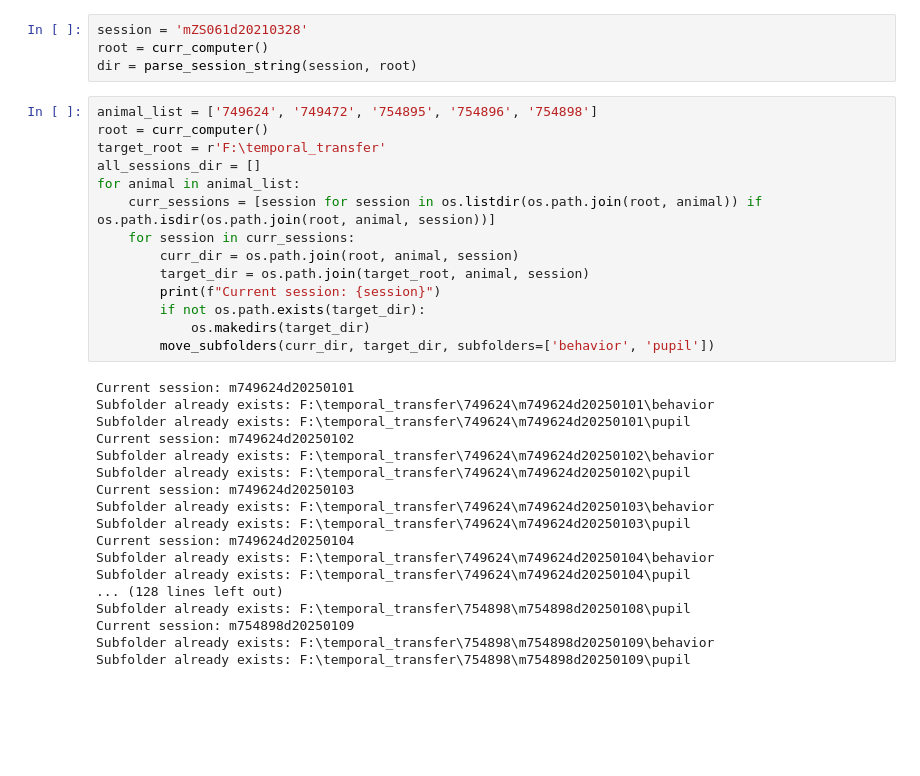
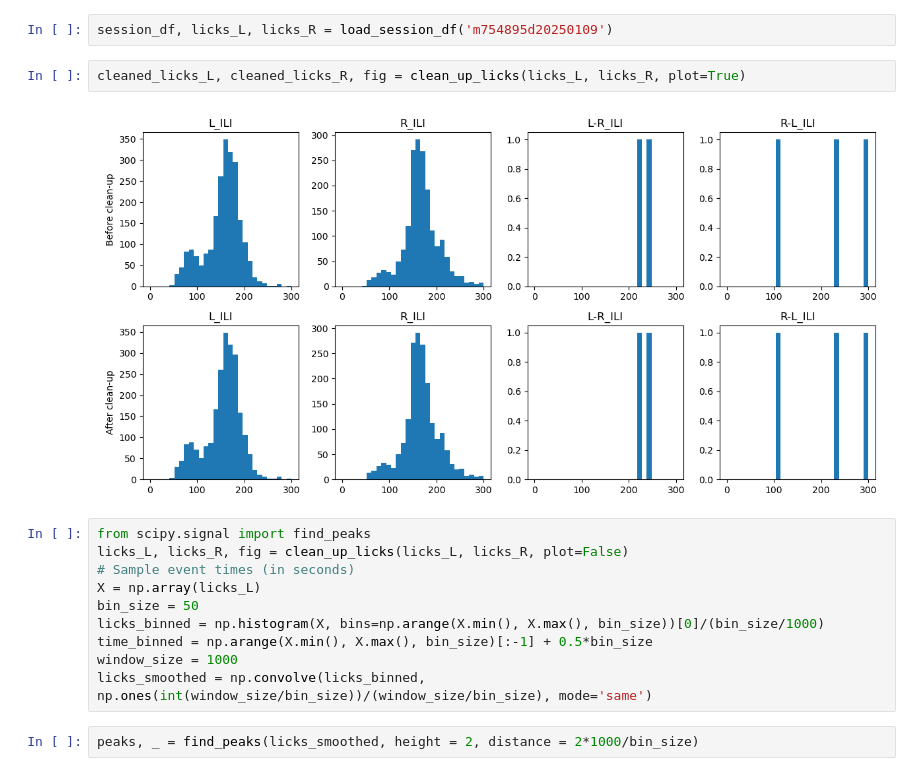
Before and after one commit to AllenNeuralDynamics/aind_su_etal_2022_conversion, a Jupyter notebook: notebooks/test.ipynb, the cells around one changed output. Saved outputs shown, nothing was run; the diff lists cells and outputs as text; blank space fills up the shorter version.

```diff
--- a/notebooks/test.ipynb
+++ b/notebooks/test.ipynb
@@ -167,36 +22,18 @@ def parse_session_string(file_or_folder, root):
-# %%
-session = 'mZS061d20210328'
-root = curr_computer()
-dir = parse_session_string(session, root)
-# %%
-animal_list = ['749624', '749472', '754895', '754896', '754898']
-root = curr_computer()
-target_root = r'F:\temporal_transfer'
-all_sessions_dir = []
-for animal in animal_list:
-    curr_sessions = [session for session in os.listdir(os.path.join(root, animal)) if os.path.isdir(os.path.join(root, animal, session))]
-    for session in curr_sessions:
-        curr_dir = os.path.join(root, animal, session)
-        target_dir = os.path.join(target_root, animal, session)
-        print(f"Current session: {session}")
-        if not os.path.exists(target_dir):
-            os.makedirs(target_dir)
-        move_subfolders(curr_dir, target_dir, subfolders=['behavior', 'pupil'])
-# %% [output]
-Current session: m749624d20250101
-Subfolder already exists: F:\temporal_transfer\749624\m749624d20250101\behavior
-Subfolder already exists: F:\temporal_transfer\749624\m749624d20250101\pupil
-Current session: m749624d20250102
-Subfolder already exists: F:\temporal_transfer\749624\m749624d20250102\behavior
-Subfolder already exists: F:\temporal_transfer\749624\m749624d20250102\pupil
-Current session: m749624d20250103
-Subfolder already exists: F:\temporal_transfer\749624\m749624d20250103\behavior
-Subfolder already exists: F:\temporal_transfer\749624\m749624d20250103\pupil
-Current session: m749624d20250104
-Subfolder already exists: F:\temporal_transfer\749624\m749624d20250104\behavior
-Subfolder already exists: F:\temporal_transfer\749624\m749624d20250104\pupil
-... (128 lines left out)
-Subfolder already exists: F:\temporal_transfer\754898\m754898d20250108\pupil
-Current session: m754898d20250109
-Subfolder already exists: F:\temporal_transfer\754898\m754898d20250109\behavior
-Subfolder already exists: F:\temporal_transfer\754898\m754898d20250109\pupil
+# %%
+session_df, licks_L, licks_R = load_session_df('m754895d20250109')
+# %%
+cleaned_licks_L, cleaned_licks_R, fig = clean_up_licks(licks_L, licks_R, plot=True)
+# %% [output]
+[figure, added]
+# %%
+from scipy.signal import find_peaks
+licks_L, licks_R, fig = clean_up_licks(licks_L, licks_R, plot=False)
+# Sample event times (in seconds)
+X = np.array(licks_L)
+bin_size = 50
+licks_binned = np.histogram(X, bins=np.arange(X.min(), X.max(), bin_size))[0]/(bin_size/1000)
+time_binned = np.arange(X.min(), X.max(), bin_size)[:-1] + 0.5*bin_size
+window_size = 1000
+licks_smoothed = np.convolve(licks_binned, np.ones(int(window_size/bin_size))/(window_size/bin_size), mode='same')
+# %%
+peaks, _ = find_peaks(licks_smoothed, height = 2, distance = 2*1000/bin_size)
```
Also changed, not shown: parts of 10 cells of this notebook, 3 other files.
